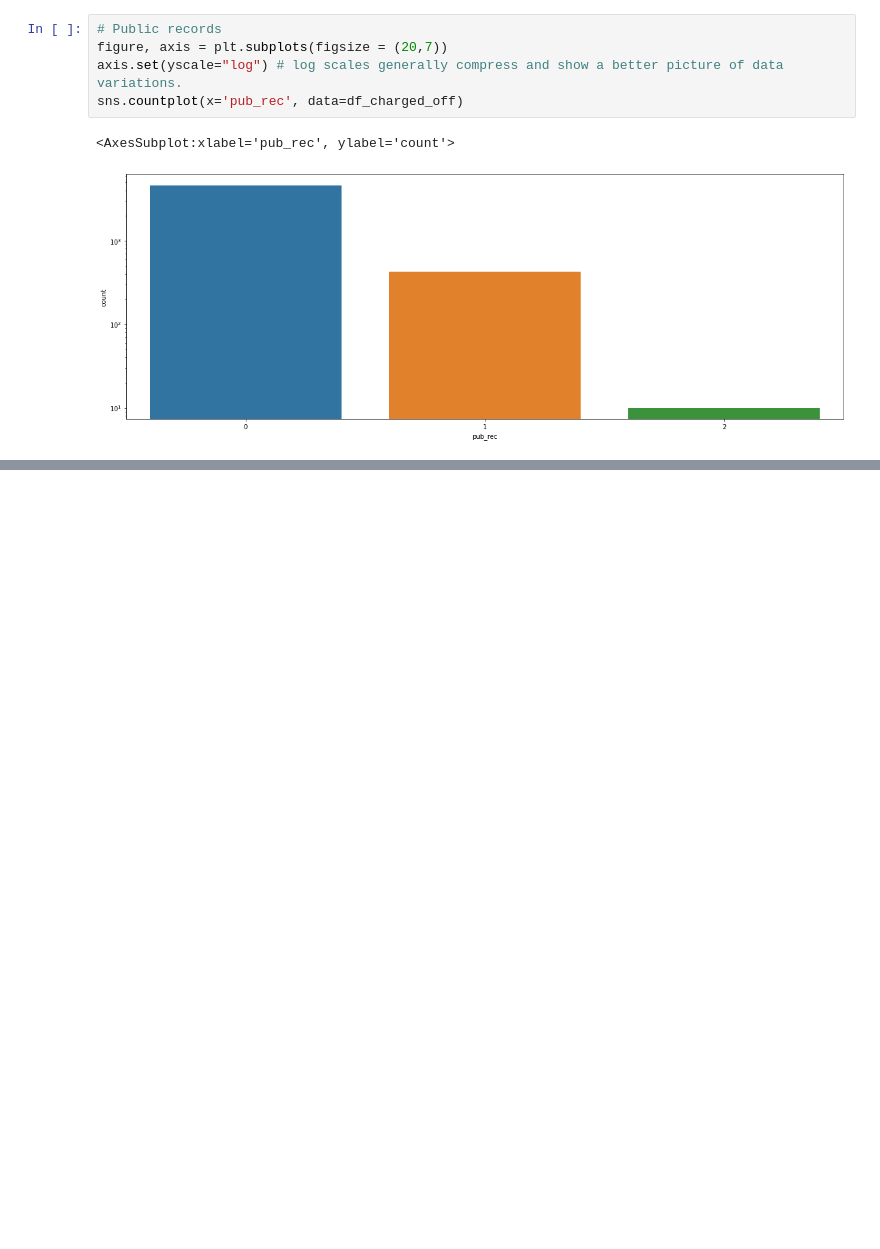
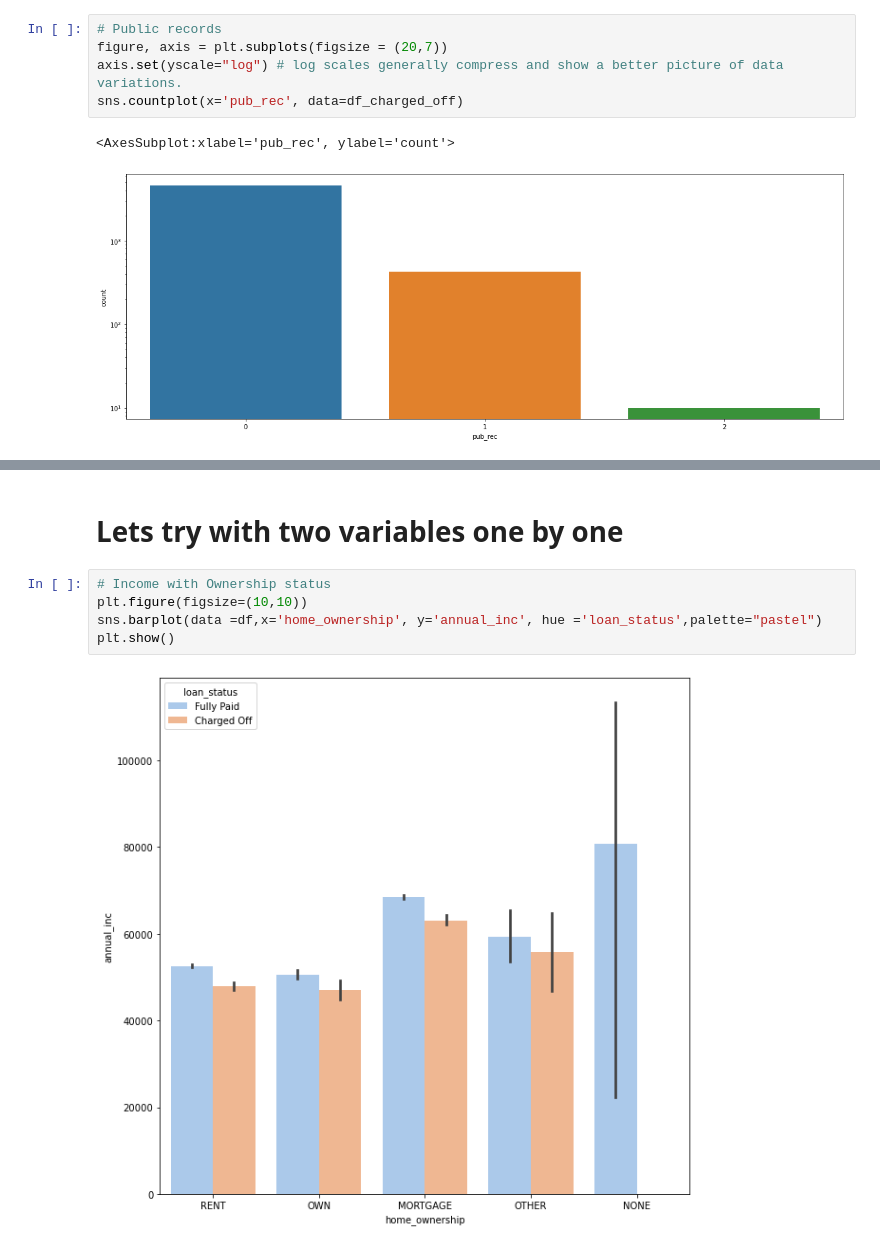
Before and after one commit to Priyesh17/lending-club, a Jupyter notebook: lending-club.ipynb, the cells around one changed output, grey strips where cells are left out. Cells and saved outputs as stored; diff of their text form; blank space fills up the shorter version.

```diff
--- a/lending-club.ipynb
+++ b/lending-club.ipynb
@@ -470,0 +529,9 @@ sns.countplot(x='pub_rec', data=df_charged_off)
+# %% [markdown]
+# Lets try with two variables one by one
+# %%
+# Income with Ownership status
+plt.figure(figsize=(10,10))
+sns.barplot(data =df,x='home_ownership', y='annual_inc', hue ='loan_status',palette="pastel")
+plt.show()
+# %% [output]
+[figure, added]
```
Also changed, not shown: parts of 12 cells of this notebook, 2 other files.
